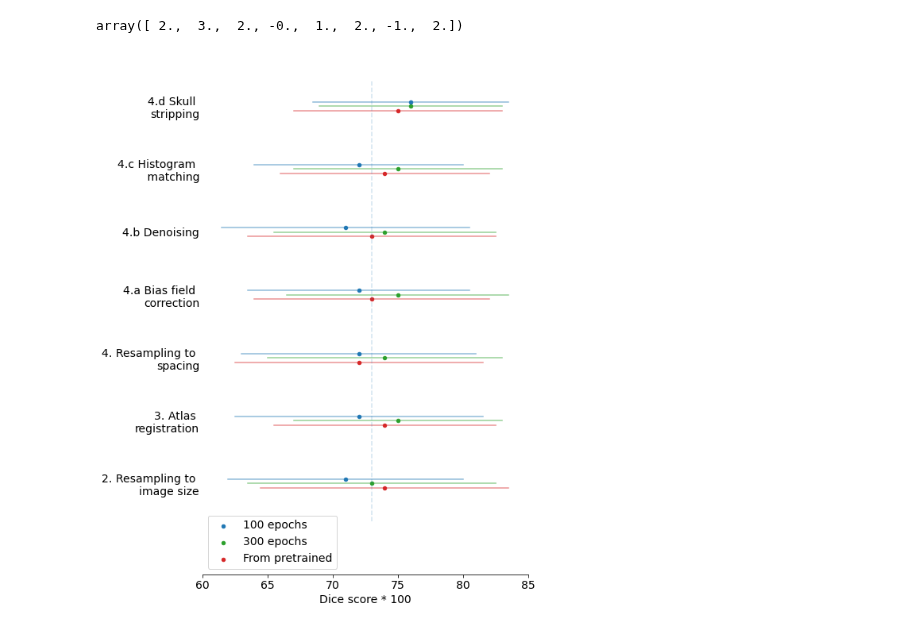
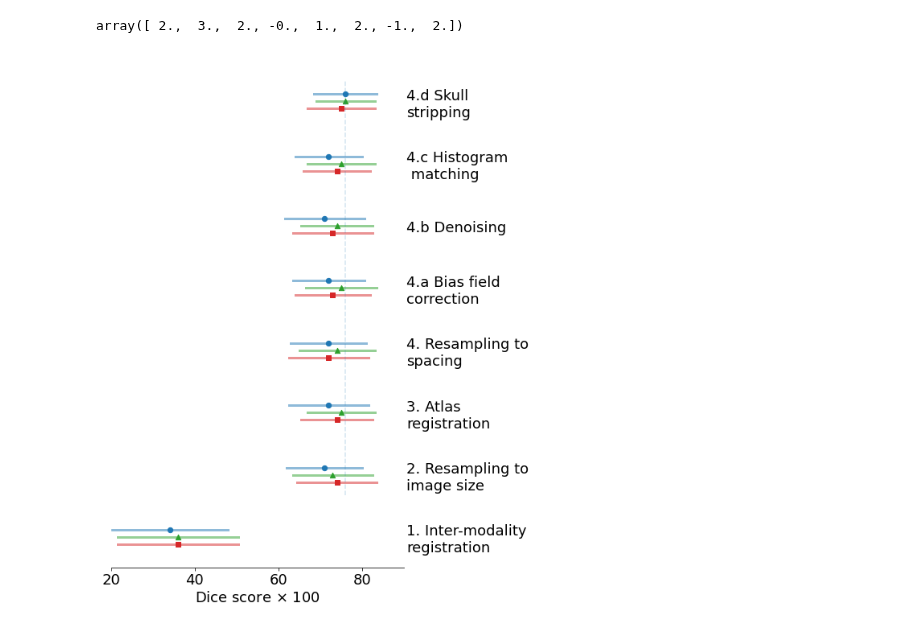
Before and after one commit to MedImAIR/brain-mri-processing-pipeline, a Jupyter notebook: figures_ipynb/error_bars_update.ipynb, the cells around one changed output. Cells and saved outputs as stored; diff of their text form; code cells hidden in the pictures.

```diff
--- a/figures_ipynb/error_bars_update.ipynb
+++ b/figures_ipynb/error_bars_update.ipynb
@@ -70,14 +70,14 @@ std_transfer = std_100 + std_transfer
 mean_300 = np.array([44, 85, 85, 85, 82, 84, 83, 87])
 std_300 =  np.array([28, 11, 11, 12, 13, 12, 16, 11])
 
-y = np.array([1,2,3,4,5,6,7,8])*5
+y = np.array([1,2,3,4,5,6,7,8])*3
 
 ylabel = ['1. Inter-modality\nregistration', '2. Resampling to \nimage size',
          '3. Atlas \nregistration', '4. Resampling to \nspacing', '4.a Bias field \ncorrection',
          '4.b Denoising', '4.c Histogram \n matching', '4.d Skull \nstripping',]
 # %%
-def plot_err_bar(x, y, error, c, label):
-    plt.scatter(x, y, c=c, s=20, label=label)
+def plot_err_bar(x, y, error, c, label, marker="o"):
+    plt.scatter(x, y, c=c, s=40, marker = marker, label=label)
     for _x, _y, err in zip(x,y,error):
-        plt.plot([_x-err/2, _x+err/2], [_y, _y], c=c, alpha=0.5)
+        plt.plot([_x-err/2, _x+err/2], [_y, _y], c=c, alpha=0.5, lw=3)
 # %%
@@ -163,43 +171,52 @@ std_transfer = std_100 + std_transfer
 mean_300 = np.array([36, 73, 75, 74, 75, 74, 75, 76])
 std_300 =  np.array([29, 19, 16, 18, 17, 17, 16, 14])
 
-y = np.array([1,2,3,4,5,6,7,8])*5
+y = np.array([1,2,3,4,5,6,7,8])*3
 
 ylabel = ['1. Inter-modality\nregistration', '2. Resampling to \nimage size',
          '3. Atlas \nregistration', '4. Resampling to \nspacing', '4.a Bias field \ncorrection',
          '4.b Denoising', '4.c Histogram \n matching', '4.d Skull \nstripping']
 # %%
-font = {'size'   : 14}
+font = {'size'   : 18, }
 plt.rc('font', **font)
+# plt.rcParams["mathtext.fontset"] = 'dejavusans'
 
 
 plt.figure(figsize=(8,10))
-plot_err_bar(mean_100, y+0.35, std_100, c='tab:blue', label='100 epochs')
-plot_err_bar(mean_300, y, std_300, c='tab:green', label='300 epochs')
-plot_err_bar(mean_transfer, y-0.35, std_transfer, c='tab:red', label='From pretrained')
-plt.yticks(ticks = y[1:], labels=ylabel[1:])
-plt.xlim(60, 85)
-plt.xlabel('Dice score * 100')
+plot_err_bar(mean_100, y+0.35, std_100, c='tab:blue', label='100 epochs' ,marker='o')
+plot_err_bar(mean_300, y, std_300, c='tab:green', label='300 epochs', marker='^')
+plot_err_bar(mean_transfer, y-0.35, std_transfer, c='tab:red', label='From pretrained', marker='s')
+plt.yticks(ticks = y, labels=ylabel)
+
+plt.xlim(20, 90)
+plt.xlabel('Dice score ' + r'$ \times \ 100$')
+
+
+# Hide the right and top spines
 ax = plt.gca()
-# Hide the right and top spines
+ax.yaxis.set_label_position("right")
+ax.yaxis.tick_right()
 ax.spines['right'].set_visible(False)
 ax.spines['top'].set_visible(False)
 ax.spines['left'].set_visible(False)
 
 ax.tick_params(axis=u'y', which=u'both',length=0)
-plt.plot([73, 73], [7,42], ls='--', alpha=0.2)
+plt.plot([76, 76], [5,25], ls='--', alpha=0.2)
 
-plt.legend(loc=3);
+# plt.legend(loc='best');
 plt.tight_layout()
 
-plt.savefig('/home/polina/DeepLearningExamples/PyTorch/Segmentation/nnUNet/metrics/error_bars_bgpd.png')
+
+plt.savefig('/home/anvar/BGPD_error_bars.png', dpi=300)
+
+# plt.savefig('/home/polina/DeepLearningExamples/PyTorch/Segmentation/nnUNet/metrics/error_bars_bgpd.png')
 
 # First, traning for 300 epochs until convergence is always better than training for 100 epochs.
 # Second, training until convergence from pre-trained weights from a smaller dataset, while not necessarily
 # result in better mean Dice score, always decreses prediction standard deviation.
 # Third, experiment with skull stripping is the only one statistically significantly better than the baseline experiment
 # (Resampling to spacing 1x1x1 mm), though it benefits from pretraining less than any other setups.
 # Finally, we observe that with training from a pretrained state the differences between the setup
 # with and without skull stripping are washed away.
 # %% [output]
-[figure, old version]
+[figure, new version]
```
Also changed, not shown: parts of 2 cells of this notebook, 4 other files.
